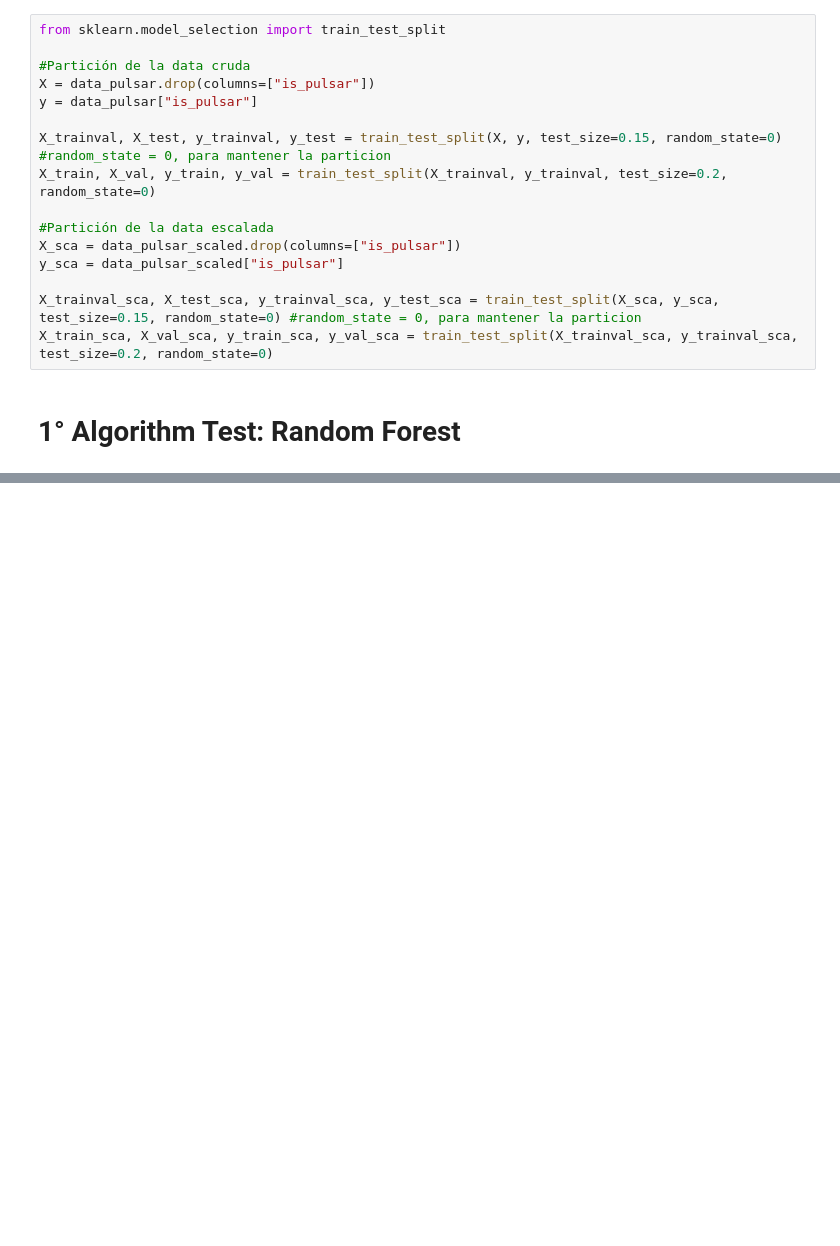
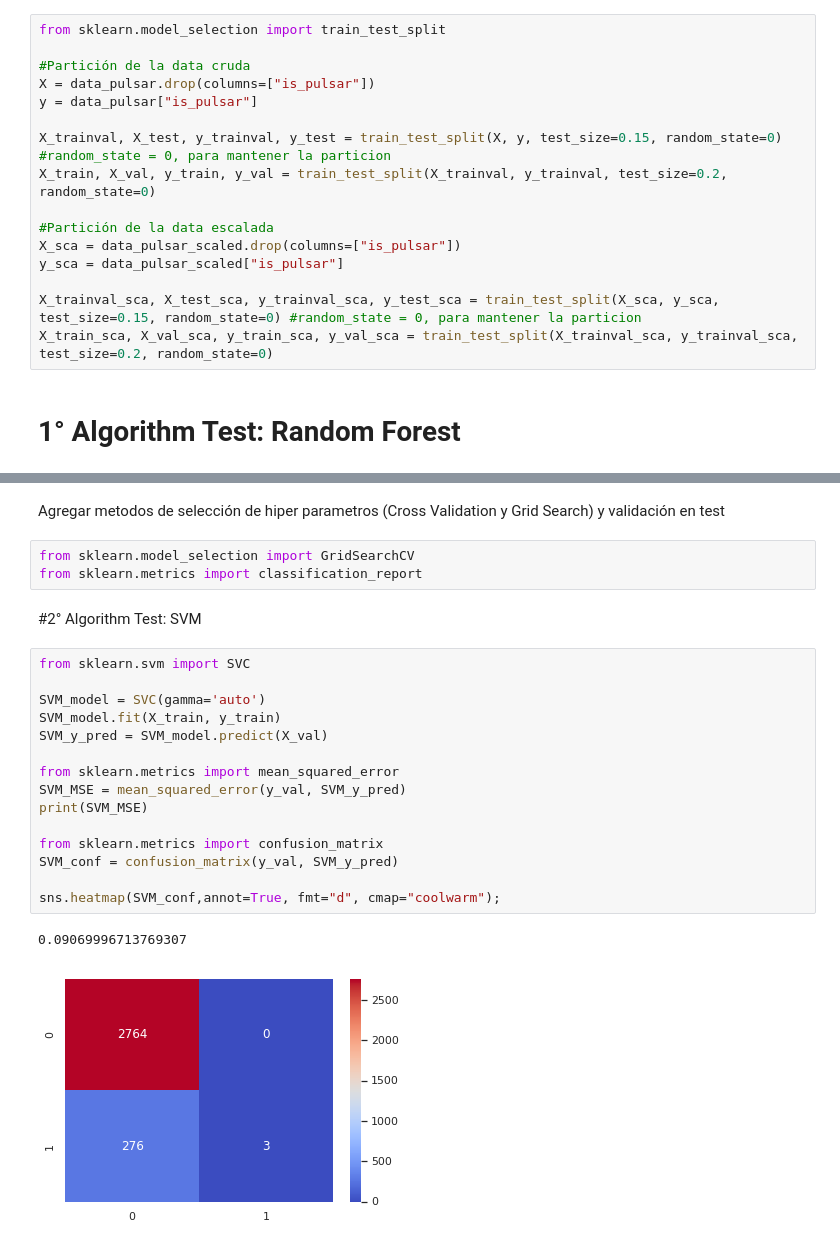
Before and after one commit to MrCycler/ML_PULSAR_CLASSIFICATION_PROJECT, a Jupyter notebook: PREPROCESAMIENTO DE DATA/Pre-visualización de datos.ipynb, the cells around one changed output, grey strips where cells are left out. Saved outputs shown, nothing was run; the diff lists cells and outputs as text; blank space fills up the shorter version.

Commit message:
SVM algorithm test

```diff
--- a/PREPROCESAMIENTO DE DATA/Pre-visualización de datos.ipynb
+++ b/PREPROCESAMIENTO DE DATA/Pre-visualización de datos.ipynb
@@ -315 +317,26 @@ sns.heatmap(conf,annot=True, fmt="d", cmap="coolwarm");
 [figure]
+# %% [markdown]
+Agregar metodos de selección de hiper parametros (Cross Validation y Grid Search) y validación en test
+# %%
+from sklearn.model_selection import GridSearchCV
+from sklearn.metrics import classification_report
+# %% [markdown]
+#2° Algorithm Test: SVM
+# %%
+from sklearn.svm import SVC
+
+SVM_model = SVC(gamma='auto')
+SVM_model.fit(X_train, y_train)
+SVM_y_pred = SVM_model.predict(X_val)
+
+from sklearn.metrics import mean_squared_error
+SVM_MSE = mean_squared_error(y_val, SVM_y_pred)
+print(SVM_MSE)
+
+from sklearn.metrics import confusion_matrix
+SVM_conf = confusion_matrix(y_val, SVM_y_pred)
+
+sns.heatmap(SVM_conf,annot=True, fmt="d", cmap="coolwarm");
+# %% [output]
+0.09069996713769307
+[figure, added]
```
Also changed, not shown: parts of 1 cell of this notebook.
